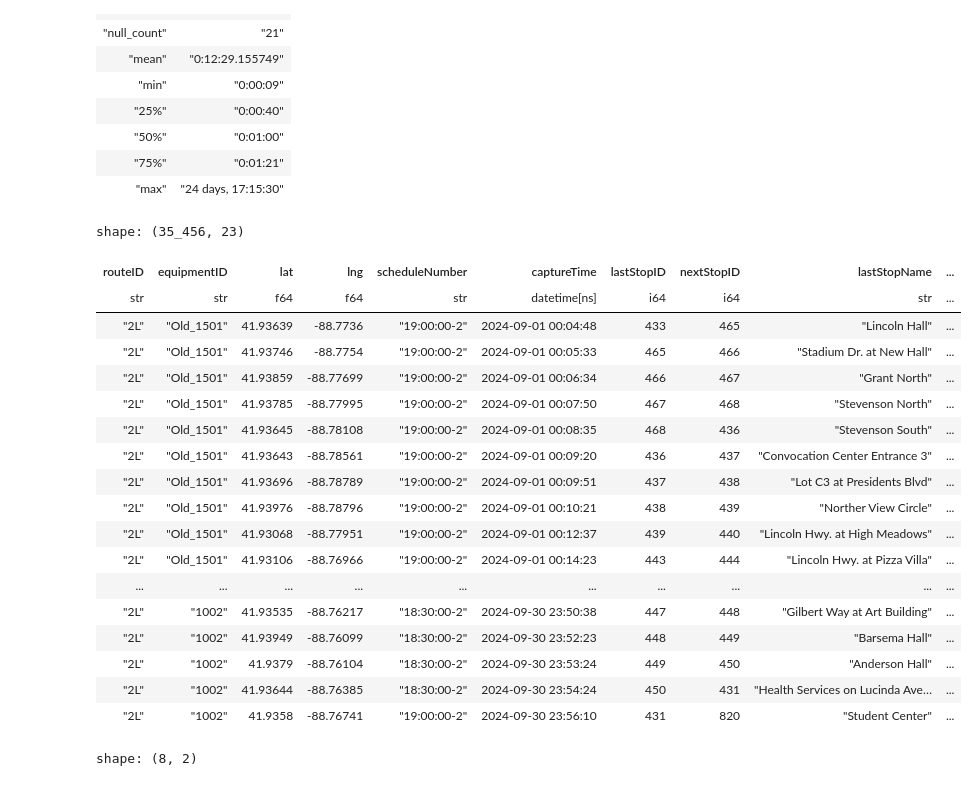
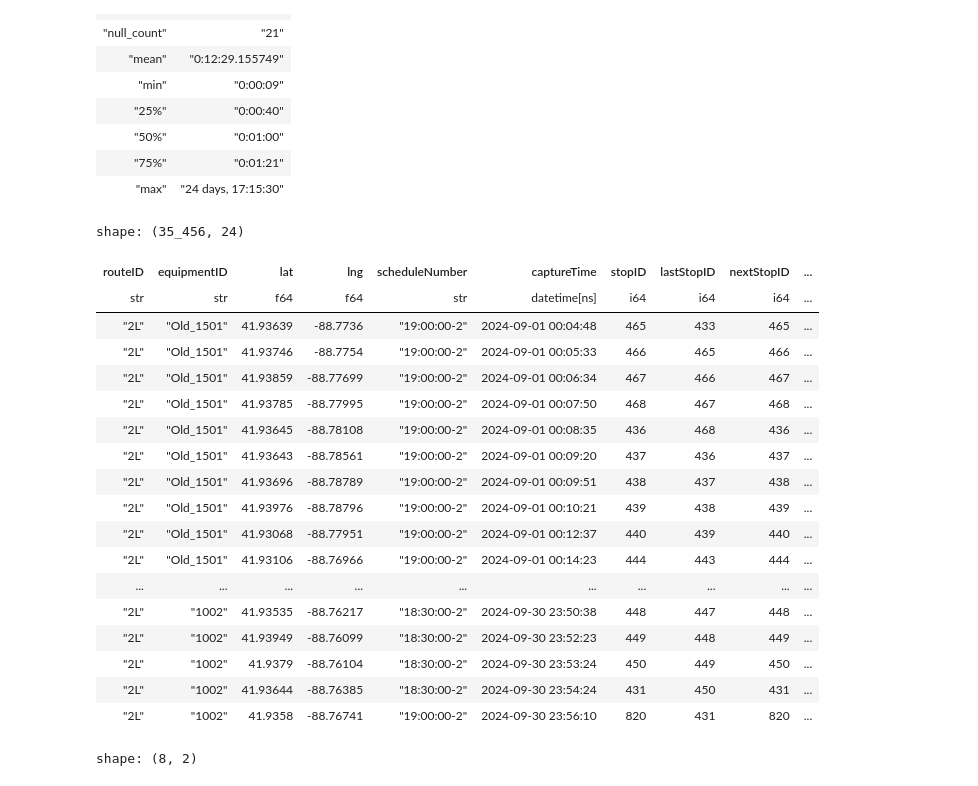
Before and after one commit to shaivilp/Research-Rookies, a Jupyter notebook: data_visualization/predictions.ipynb, the cells around one changed output. Saved outputs shown, nothing was run; the diff lists cells and outputs as text; code cells hidden in the pictures.

Commit message:
feat: changed first diff calcuation correctly

```diff
--- a/data_visualization/predictions.ipynb
+++ b/data_visualization/predictions.ipynb
@@ -539,53 +629,53 @@ predSet = predSet.with_columns(
 predSet = predSet.with_columns(
     (pl.col("schedule") - pl.col("receiveTime")).alias("scheduleDiff")
 )
 
 predSet = predSet.with_columns(
     (pl.col('predictedDiff') - pl.col('timeDiff')).alias('predictedActualDiff')
 )
 
 predSet = predSet.with_columns(
     (pl.duration(minutes=pl.col('minutes'))).alias('minutes')
 )
 
 predSet = predSet.with_columns(
     (pl.col('receiveTime') + (pl.col('minutes'))).alias('receiveTimePlusMinutes')
 )
 
 predSet = predSet.with_columns(
     (pl.col('time') - pl.col('receiveTimePlusMinutes')).alias('receivePlusMinuteDiff')
 )
 
 predSet = predSet.with_columns(
     (pl.col('timeDiff') - pl.col('minutes')).alias('minutesDiff')
 )
 
 #Filter out negative schedule differences
 # predSet = predSet.filter(
 #     (pl.col("scheduleDiff").dt.total_minutes() >= 0)
 # )
 
-predSet['routeID', 'equipmentID', 'lat', 'lng', 'scheduleNumber', 'captureTime', 'lastStopID', 'nextStopID', 'lastStopName', 'nextStopName', 'time', 'status', 'schedule', 'receiveTime', 'receiveTimePlusMinutes', 'receivePlusMinuteDiff', 'predictedDiff', 'timeDiff', 'scheduleDiff', 'predictedActualDiff', 'minutesDiff', 'minutes', 'statusName']
+predSet['routeID', 'equipmentID', 'lat', 'lng', 'scheduleNumber', 'captureTime', 'stopID', 'lastStopID', 'nextStopID', 'lastStopName', 'nextStopName', 'time', 'status', 'schedule', 'receiveTime', 'receiveTimePlusMinutes', 'receivePlusMinuteDiff', 'predictedDiff', 'timeDiff', 'scheduleDiff', 'predictedActualDiff', 'minutesDiff', 'minutes', 'statusName']
 # %% [output]
-shape: (35_456, 23)
+shape: (35_456, 24)
-| routeID | equipmentID | lat | lng | scheduleNumber | captureTime | lastStopID | nextStopID | lastStopName | ... |
-| str | str | f64 | f64 | str | datetime[ns] | i64 | i64 | str | ... |
-| "2L" | "Old_1501" | 41.93639 | -88.7736 | "19:00:00-2" | 2024-09-01 00:04:48 | 433 | 465 | "Lincoln Hall" | ... |
-| "2L" | "Old_1501" | 41.93746 | -88.7754 | "19:00:00-2" | 2024-09-01 00:05:33 | 465 | 466 | "Stadium Dr. at New Hall" | ... |
-| "2L" | "Old_1501" | 41.93859 | -88.77699 | "19:00:00-2" | 2024-09-01 00:06:34 | 466 | 467 | "Grant North" | ... |
-| "2L" | "Old_1501" | 41.93785 | -88.77995 | "19:00:00-2" | 2024-09-01 00:07:50 | 467 | 468 | "Stevenson North" | ... |
-| "2L" | "Old_1501" | 41.93645 | -88.78108 | "19:00:00-2" | 2024-09-01 00:08:35 | 468 | 436 | "Stevenson South" | ... |
-| "2L" | "Old_1501" | 41.93643 | -88.78561 | "19:00:00-2" | 2024-09-01 00:09:20 | 436 | 437 | "Convocation Center Entrance 3" | ... |
-| "2L" | "Old_1501" | 41.93696 | -88.78789 | "19:00:00-2" | 2024-09-01 00:09:51 | 437 | 438 | "Lot C3 at Presidents Blvd" | ... |
-| "2L" | "Old_1501" | 41.93976 | -88.78796 | "19:00:00-2" | 2024-09-01 00:10:21 | 438 | 439 | "Norther View Circle" | ... |
-| "2L" | "Old_1501" | 41.93068 | -88.77951 | "19:00:00-2" | 2024-09-01 00:12:37 | 439 | 440 | "Lincoln Hwy. at High Meadows" | ... |
-| "2L" | "Old_1501" | 41.93106 | -88.76966 | "19:00:00-2" | 2024-09-01 00:14:23 | 443 | 444 | "Lincoln Hwy. at Pizza Villa" | ... |
+| routeID | equipmentID | lat | lng | scheduleNumber | captureTime | stopID | lastStopID | nextStopID | ... |
+| str | str | f64 | f64 | str | datetime[ns] | i64 | i64 | i64 | ... |
+| "2L" | "Old_1501" | 41.93639 | -88.7736 | "19:00:00-2" | 2024-09-01 00:04:48 | 465 | 433 | 465 | ... |
+| "2L" | "Old_1501" | 41.93746 | -88.7754 | "19:00:00-2" | 2024-09-01 00:05:33 | 466 | 465 | 466 | ... |
+| "2L" | "Old_1501" | 41.93859 | -88.77699 | "19:00:00-2" | 2024-09-01 00:06:34 | 467 | 466 | 467 | ... |
+| "2L" | "Old_1501" | 41.93785 | -88.77995 | "19:00:00-2" | 2024-09-01 00:07:50 | 468 | 467 | 468 | ... |
+| "2L" | "Old_1501" | 41.93645 | -88.78108 | "19:00:00-2" | 2024-09-01 00:08:35 | 436 | 468 | 436 | ... |
+| "2L" | "Old_1501" | 41.93643 | -88.78561 | "19:00:00-2" | 2024-09-01 00:09:20 | 437 | 436 | 437 | ... |
+| "2L" | "Old_1501" | 41.93696 | -88.78789 | "19:00:00-2" | 2024-09-01 00:09:51 | 438 | 437 | 438 | ... |
+| "2L" | "Old_1501" | 41.93976 | -88.78796 | "19:00:00-2" | 2024-09-01 00:10:21 | 439 | 438 | 439 | ... |
+| "2L" | "Old_1501" | 41.93068 | -88.77951 | "19:00:00-2" | 2024-09-01 00:12:37 | 440 | 439 | 440 | ... |
+| "2L" | "Old_1501" | 41.93106 | -88.76966 | "19:00:00-2" | 2024-09-01 00:14:23 | 444 | 443 | 444 | ... |
 | ... | ... | ... | ... | ... | ... | ... | ... | ... | ... |
-| "2L" | "1002" | 41.93535 | -88.76217 | "18:30:00-2" | 2024-09-30 23:50:38 | 447 | 448 | "Gilbert Way at Art Building" | ... |
-| "2L" | "1002" | 41.93949 | -88.76099 | "18:30:00-2" | 2024-09-30 23:52:23 | 448 | 449 | "Barsema Hall" | ... |
-| "2L" | "1002" | 41.9379 | -88.76104 | "18:30:00-2" | 2024-09-30 23:53:24 | 449 | 450 | "Anderson Hall" | ... |
-| "2L" | "1002" | 41.93644 | -88.76385 | "18:30:00-2" | 2024-09-30 23:54:24 | 450 | 431 | "Health Services on Lucinda Ave… | ... |
-| "2L" | "1002" | 41.9358 | -88.76741 | "19:00:00-2" | 2024-09-30 23:56:10 | 431 | 820 | "Student Center" | ... |
+| "2L" | "1002" | 41.93535 | -88.76217 | "18:30:00-2" | 2024-09-30 23:50:38 | 448 | 447 | 448 | ... |
+| "2L" | "1002" | 41.93949 | -88.76099 | "18:30:00-2" | 2024-09-30 23:52:23 | 449 | 448 | 449 | ... |
+| "2L" | "1002" | 41.9379 | -88.76104 | "18:30:00-2" | 2024-09-30 23:53:24 | 450 | 449 | 450 | ... |
+| "2L" | "1002" | 41.93644 | -88.76385 | "18:30:00-2" | 2024-09-30 23:54:24 | 431 | 450 | 431 | ... |
+| "2L" | "1002" | 41.9358 | -88.76741 | "19:00:00-2" | 2024-09-30 23:56:10 | 820 | 431 | 820 | ... |
 # %%
 predSet['predictedDiff'].describe()
 # %% [output]
```
Also changed, not shown: parts of 5 cells of this notebook.
